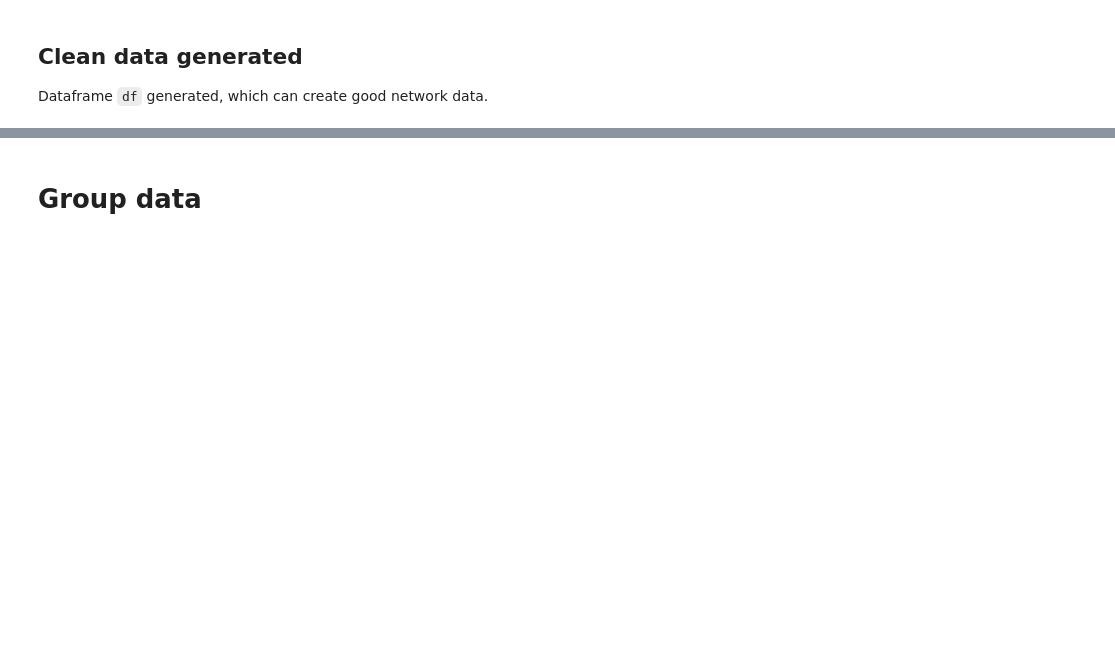
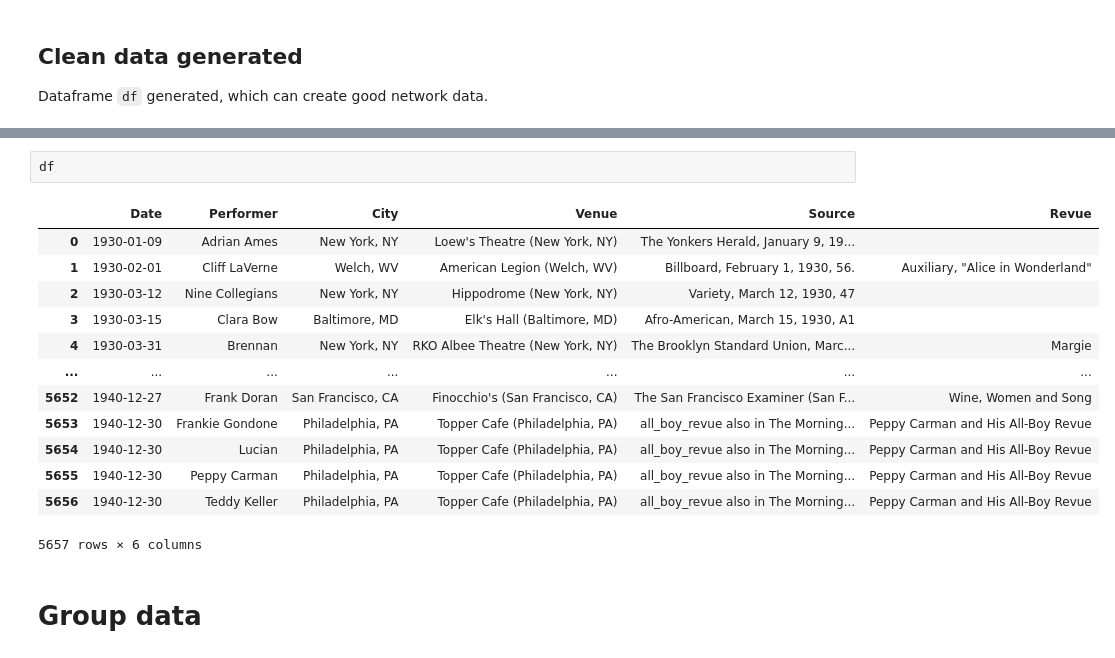
Before and after one commit to kallewesterling/drag-data-1930s, a Jupyter notebook: Co-occurrence data.ipynb, the cells around one changed output, grey strips where cells are left out. Cells and saved outputs as stored; diff of their text form; blank space fills up the shorter version.

```diff
--- a/Co-occurrence data.ipynb
+++ b/Co-occurrence data.ipynb
@@ -243,3 +248,19 @@ See the caveats in the documentation: https://pandas.pydata.org/pandas-docs/stab
+# %%
+df
+# %% [output]
+|  | Date | Performer | City | Venue | Source | Revue |
+| 0 | 1930-01-09 | Adrian Ames | New York, NY | Loew's Theatre (New York, NY) | The Yonkers Herald, January 9, 19... |  |
+| 1 | 1930-02-01 | Cliff LaVerne | Welch, WV | American Legion (Welch, WV) | Billboard, February 1, 1930, 56. | Auxiliary, "Alice in Wonderland" |
+| 2 | 1930-03-12 | Nine Collegians | New York, NY | Hippodrome (New York, NY) | Variety, March 12, 1930, 47 |  |
+| 3 | 1930-03-15 | Clara Bow | Baltimore, MD | Elk's Hall (Baltimore, MD) | Afro-American, March 15, 1930, A1 |  |
+| 4 | 1930-03-31 | Brennan | New York, NY | RKO Albee Theatre (New York, NY) | The Brooklyn Standard Union, Marc... | Margie |
+| ... | ... | ... | ... | ... | ... | ... |
+| 5652 | 1940-12-27 | Frank Doran | San Francisco, CA | Finocchio's (San Francisco, CA) | The San Francisco Examiner (San F... | Wine, Women and Song |
+| 5653 | 1940-12-30 | Frankie Gondone | Philadelphia, PA | Topper Cafe (Philadelphia, PA) | all_boy_revue also in The Morning... | Peppy Carman and His All-Boy Revue |
+| 5654 | 1940-12-30 | Lucian | Philadelphia, PA | Topper Cafe (Philadelphia, PA) | all_boy_revue also in The Morning... | Peppy Carman and His All-Boy Revue |
+| 5655 | 1940-12-30 | Peppy Carman | Philadelphia, PA | Topper Cafe (Philadelphia, PA) | all_boy_revue also in The Morning... | Peppy Carman and His All-Boy Revue |
+| 5656 | 1940-12-30 | Teddy Keller | Philadelphia, PA | Topper Cafe (Philadelphia, PA) | all_boy_revue also in The Morning... | Peppy Carman and His All-Boy Revue |
+5657 rows × 6 columns
 # %% [markdown]
 # Group data
 # %% [markdown]
```
Also changed, not shown: parts of 3 cells of this notebook.
